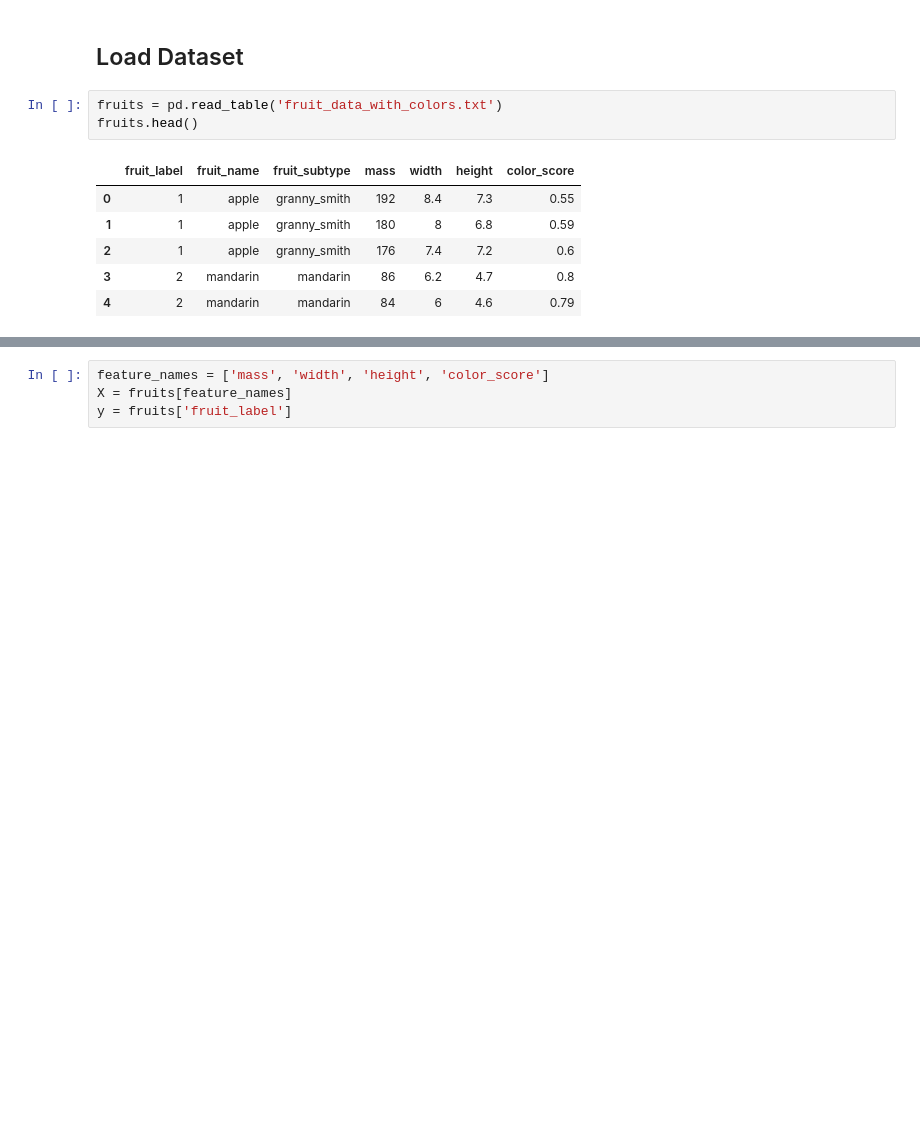
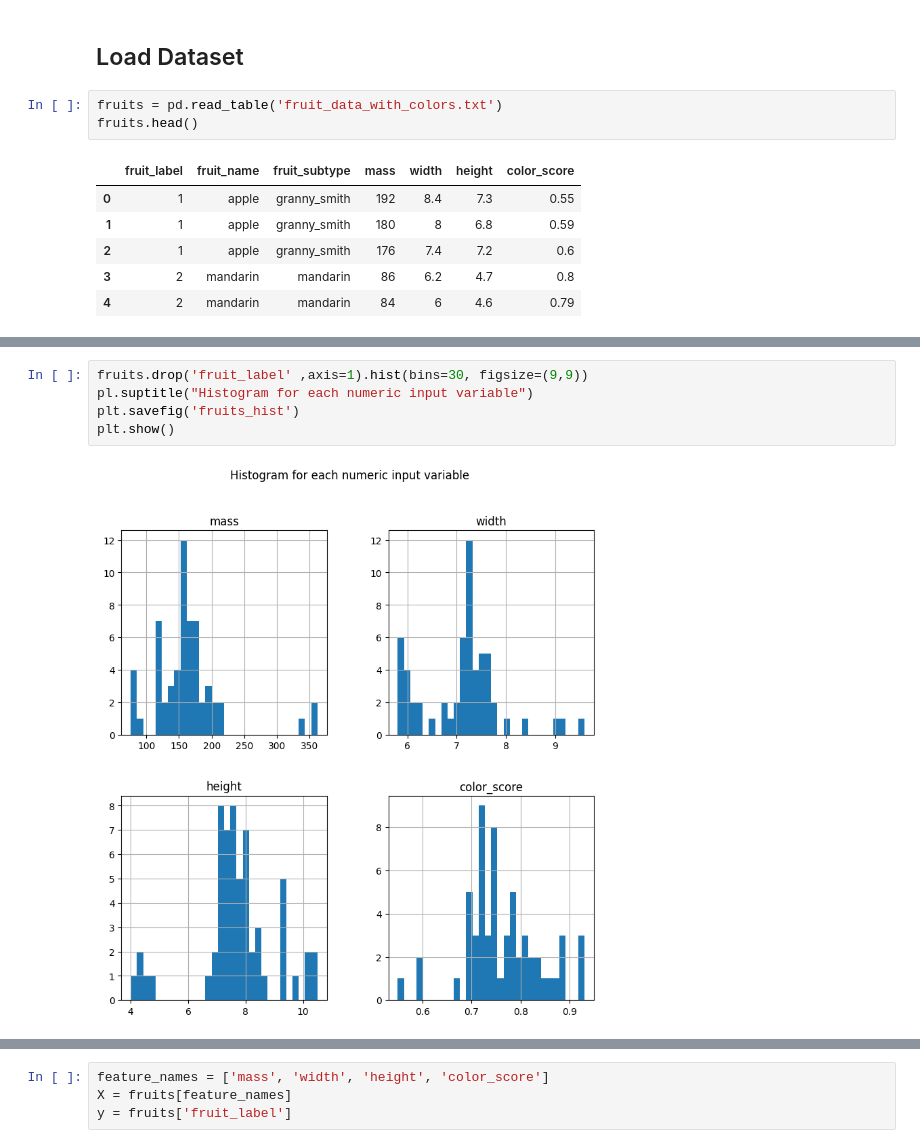
Before and after one commit to EnzoAlto/AIM_Sharing, a Jupyter notebook: wk45_ML1_HW3/ML1_HW3_Migs.ipynb, the cells around one changed output, grey strips where cells are left out. Drawn from its saved outputs; the diff is of its cells as text; blank space fills up the shorter version.

```diff
--- a/wk45_ML1_HW3/ML1_HW3_Migs.ipynb
+++ b/wk45_ML1_HW3/ML1_HW3_Migs.ipynb
@@ -46,0 +133,7 @@ Fruit_Label Mapping:
+# %%
+fruits.drop('fruit_label' ,axis=1).hist(bins=30, figsize=(9,9))
+pl.suptitle("Histogram for each numeric input variable")
+plt.savefig('fruits_hist')
+plt.show()
+# %% [output]
+[figure, added]
```
Also changed, not shown: parts of 62 cells of this notebook, 3 other files.
